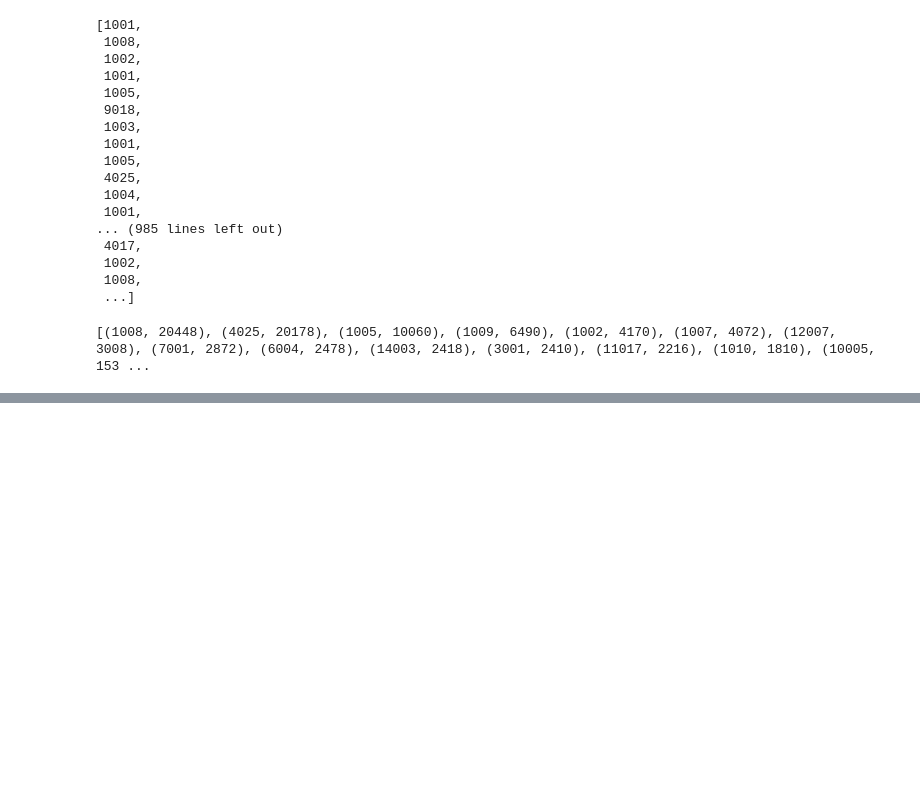
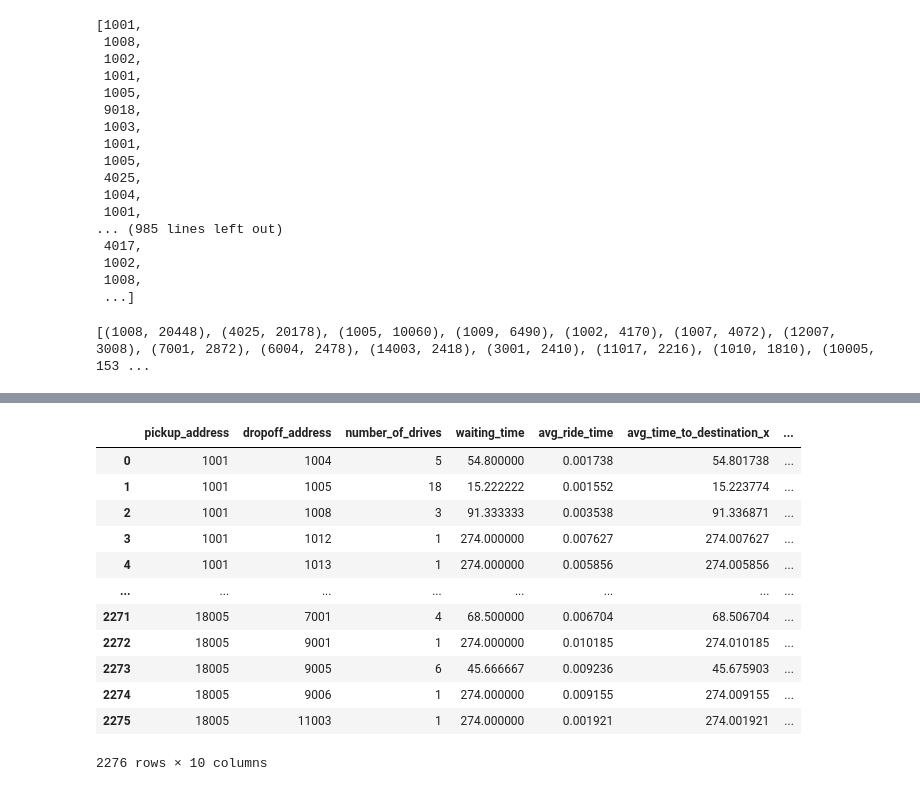
Before and after one commit to Lukas-Dierkes/vehicle-stream-team-project, a Jupyter notebook: vehicle_stream_pipeline/short_path.ipynb, the cells around one changed output, grey strips where cells are left out. Cells and saved outputs as stored; diff of their text form; code cells hidden in the pictures; blank space fills up the shorter version.

Commit message:
Add drone flights

```diff
--- a/vehicle_stream_pipeline/test.ipynb
+++ b/vehicle_stream_pipeline/short_path.ipynb
@@ -243,0 +245,6 @@ print(counter.most_common(15))
+# %%
+drone_flights = df_edges.iloc[:,:6]
+drone_flights.drop(['Start Name', 'Ende Name', 'Route [m]'], axis=1, inplace=True)
+drone_flights.rename(columns = {'Luftlinie [m]':'Luftlinie'}, inplace = True)
+drone_flights = drone_flights[drone_flights.Luftlinie <= 500]
+drone_flights
@@ -243,0 +265,3 @@ print(counter.most_common(15))
+# %%
+# Annahme: Drohne fliegt 30 km/h --> 12 Sekunden pro 100 Meter und dann in Tage umrechnen
+drone_flights['avg_time_to_destination'] = (drone_flights.Luftlinie * 0.12) /60 /60 /24
@@ -243,0 +300,18 @@ print(counter.most_common(15))
+# %%
+drives_w_flights = pd.merge(drives, drone_flights, left_on=["pickup_address", "dropoff_address"], right_on=["start_id", "end_id"], how="left")
+# %%
+drives_w_flights
+# %% [output]
+|  | pickup_address | dropoff_address | number_of_drives | waiting_time | avg_ride_time | avg_time_to_destination_x | ... |
+| 0 | 1001 | 1004 | 5 | 54.800000 | 0.001738 | 54.801738 | ... |
+| 1 | 1001 | 1005 | 18 | 15.222222 | 0.001552 | 15.223774 | ... |
+| 2 | 1001 | 1008 | 3 | 91.333333 | 0.003538 | 91.336871 | ... |
+| 3 | 1001 | 1012 | 1 | 274.000000 | 0.007627 | 274.007627 | ... |
+| 4 | 1001 | 1013 | 1 | 274.000000 | 0.005856 | 274.005856 | ... |
+| ... | ... | ... | ... | ... | ... | ... | ... |
+| 2271 | 18005 | 7001 | 4 | 68.500000 | 0.006704 | 68.506704 | ... |
+| 2272 | 18005 | 9001 | 1 | 274.000000 | 0.010185 | 274.010185 | ... |
+| 2273 | 18005 | 9005 | 6 | 45.666667 | 0.009236 | 45.675903 | ... |
+| 2274 | 18005 | 9006 | 1 | 274.000000 | 0.009155 | 274.009155 | ... |
+| 2275 | 18005 | 11003 | 1 | 274.000000 | 0.001921 | 274.001921 | ... |
+2276 rows × 10 columns
```
Also changed, not shown: parts of 5 cells of this notebook.
